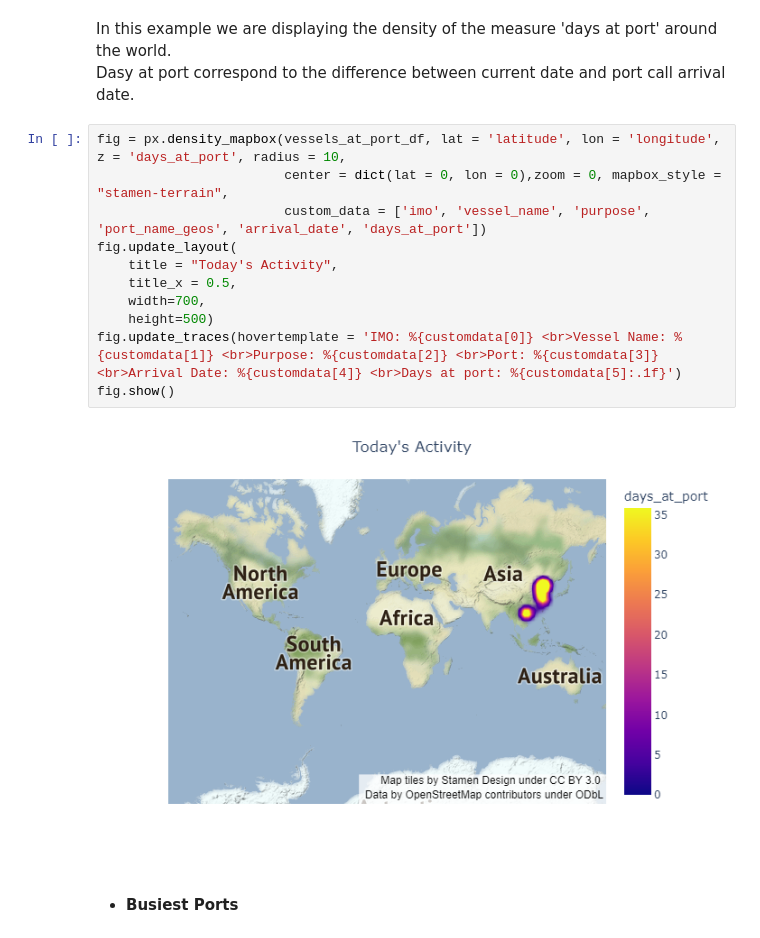
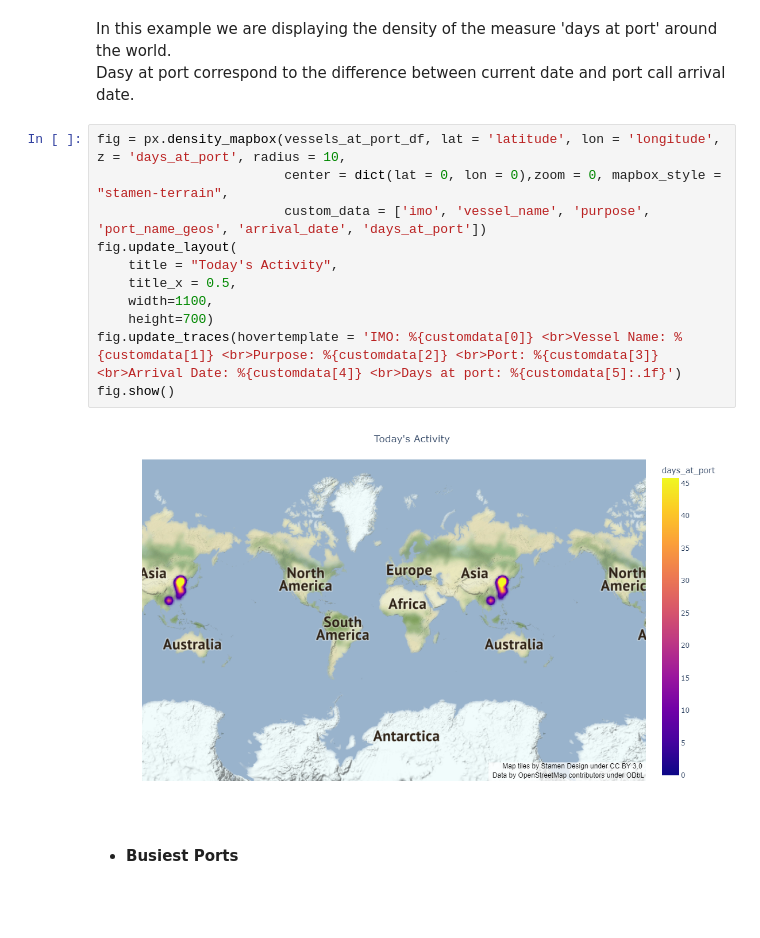
Before and after one commit to SignalOceanSdk/SignalSDK, a Jupyter notebook: docs/examples/jupyter/VoyagesAPI/Port_Congestion_in_China_(Capes).ipynb, the cells around one changed output. Drawn from its saved outputs; the diff is of its cells as text; blank space fills up the shorter version.

```diff
--- a/docs/examples/jupyter/VoyagesAPI/Port_Congestion_in_China_(Capes).ipynb
+++ b/docs/examples/jupyter/VoyagesAPI/Port_Congestion_in_China_(Capes).ipynb
@@ -537,16 +537,16 @@ Dasy at port correspond to the difference between current date and port call arr
 # %%
 fig = px.density_mapbox(vessels_at_port_df, lat = 'latitude', lon = 'longitude', z = 'days_at_port', radius = 10,
                         center = dict(lat = 0, lon = 0),zoom = 0, mapbox_style = "stamen-terrain",
                         custom_data = ['imo', 'vessel_name', 'purpose', 'port_name_geos', 'arrival_date', 'days_at_port'])
 fig.update_layout(
     title = "Today's Activity",
     title_x = 0.5,
-    width=700,
-    height=500)
+    width=1100,
+    height=700)
 fig.update_traces(hovertemplate = 'IMO: %{customdata[0]} <br>Vessel Name: %{customdata[1]} <br>Purpose: %{customdata[2]} <br>Port: %{customdata[3]} <br>Arrival Date: %{customdata[4]} <br>Days at port: %{customdata[5]:.1f}')
 fig.show()
 # %% [output]
-[figure, old version]
+[figure, new version]
 # %% [markdown]
 - **Busiest Ports**
 # %% [markdown]
```
Also changed, not shown: parts of 12 cells of this notebook.
